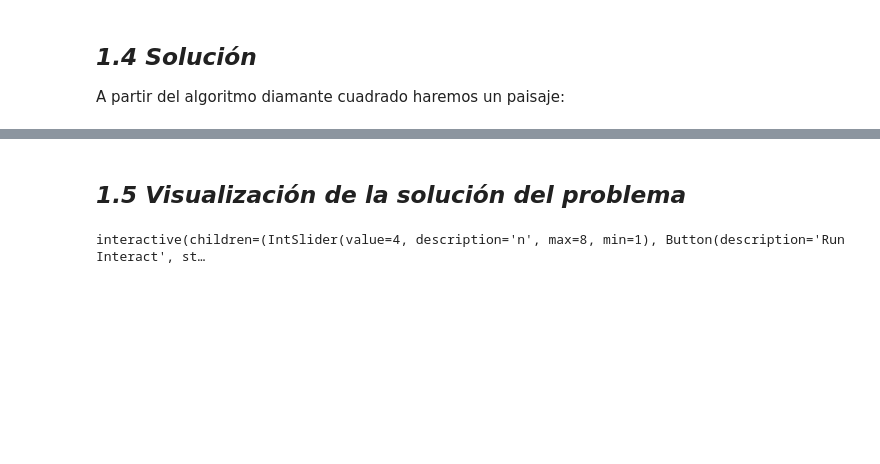
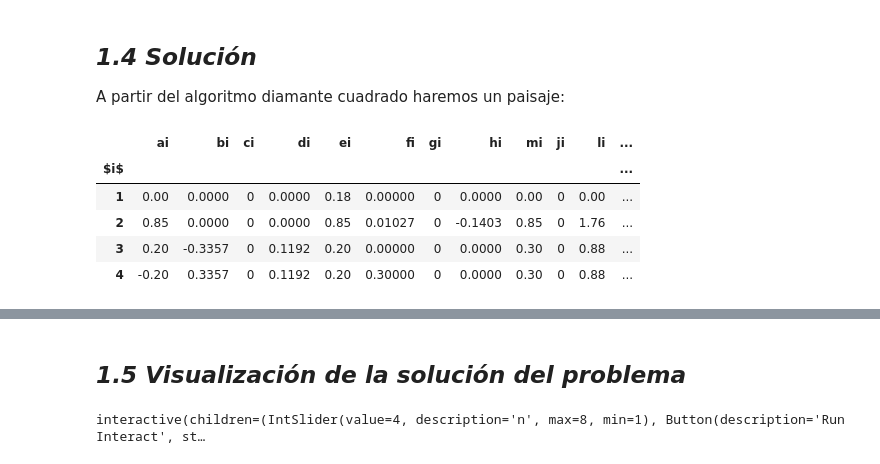
Before and after one commit to Miriam-Castellanos/proyecto_modulo_2, a Jupyter notebook: PM2_CastellanosM_MorenoH_ HernandezR.ipynb, the cells around one changed output, grey strips where cells are left out. Saved outputs shown, nothing was run; the diff lists cells and outputs as text; code cells hidden in the pictures; blank space fills up the shorter version.

```diff
--- a/PM2_CastellanosM_MorenoH_ HernandezR.ipynb
+++ b/PM2_CastellanosM_MorenoH_ HernandezR.ipynb
@@ -121,3 +122,30 @@ def Diamond_square(n):
     f_plotting(arr, N, plot_type)
     plot_type = 3
     f_plotting(arr, N, plot_type)
+# %%
+i = np.arange(1,5)
+
+df = pd.DataFrame(index=i,columns=['ai', 'bi', 'ci', 'di', 'ei', 'fi', 'gi',"hi", "mi", "ji", "li", "ni", "pi"], dtype='float')
+df.index.name = "$i$"
+df["ai"]=[0,0.85,0.2,-0.2]
+df["bi"]=[0,0,-0.3357,0.3357]
+df["ci"]=[0,0,0,0]
+df["di"]=[0,0,0.1192,0.1192]
+df["ei"]=[0.18,0.85,0.2,0.2]
+df["fi"]=[0,0.01027,0,0.3]
+df["gi"]=[0,0,0,0]
+df["hi"]=[0,-0.1403,0,0]
+df["mi"]=[0,0.85,0.3,0.3]
+df["li"]=[0,1.76,0.88,0.88]
+df["ni"]=[0,0,0,0]
+df["ji"]=[0,0,0,0]
+df["pi"]=[0.25,0.25,0.25,0.25]
+
+df
+# %% [output]
+|  | ai | bi | ci | di | ei | fi | gi | hi | mi | ji | li | ... |
+| $i$ |  |  |  |  |  |  |  |  |  |  |  | ... |
+| 1 | 0.00 | 0.0000 | 0 | 0.0000 | 0.18 | 0.00000 | 0 | 0.0000 | 0.00 | 0 | 0.00 | ... |
+| 2 | 0.85 | 0.0000 | 0 | 0.0000 | 0.85 | 0.01027 | 0 | -0.1403 | 0.85 | 0 | 1.76 | ... |
+| 3 | 0.20 | -0.3357 | 0 | 0.1192 | 0.20 | 0.00000 | 0 | 0.0000 | 0.30 | 0 | 0.88 | ... |
+| 4 | -0.20 | 0.3357 | 0 | 0.1192 | 0.20 | 0.30000 | 0 | 0.0000 | 0.30 | 0 | 0.88 | ... |
```
Also changed, not shown: parts of 6 cells of this notebook.
